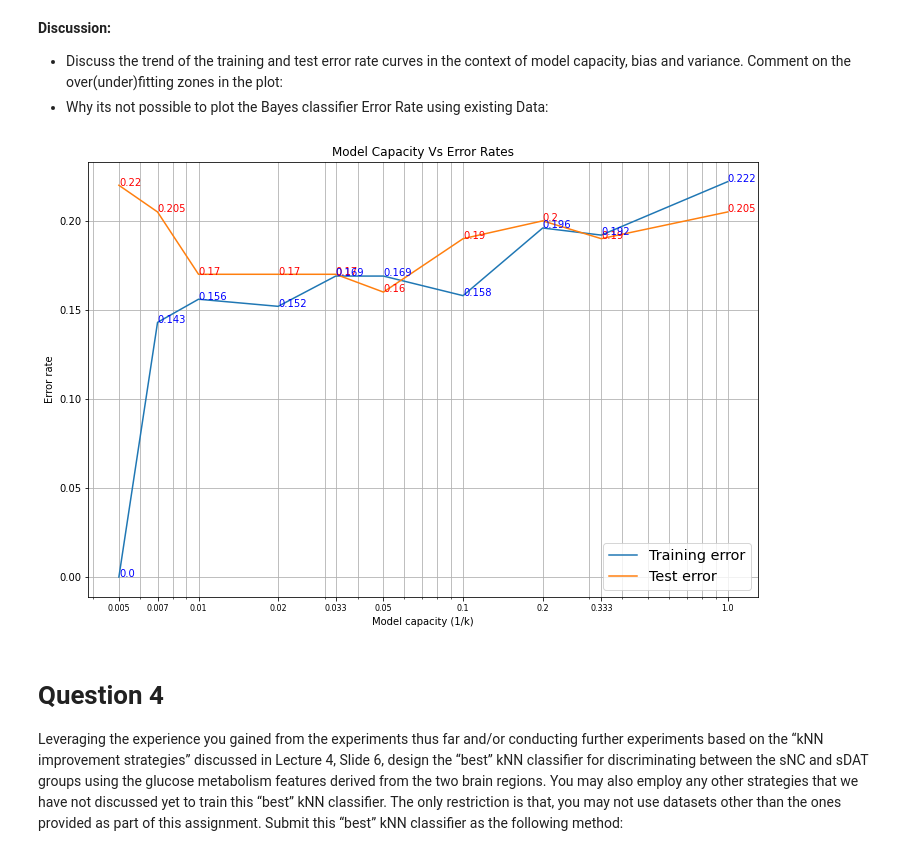
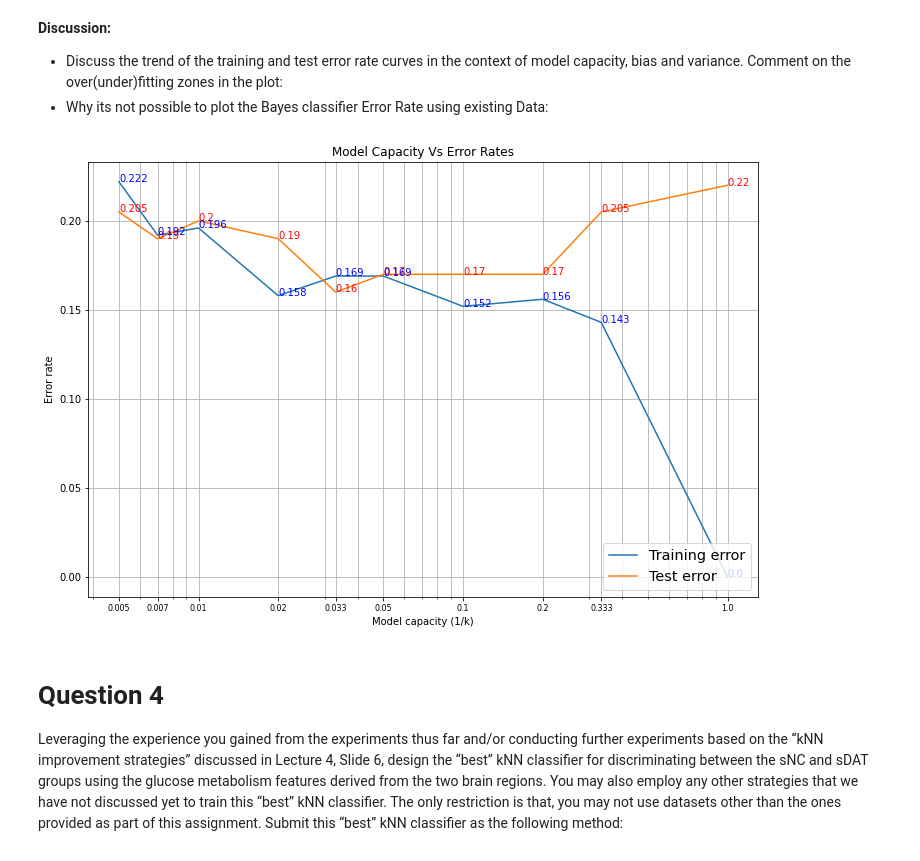
Before and after one commit to dev-nanthan/classifier-knn-diagnosis, a Jupyter notebook: MLA1_KNN.ipynb, the cells around one changed output. Drawn from its saved outputs; the diff is of its cells as text; code cells hidden in the pictures.

Commit message:
fixed bug in plot cap vs error rate

```diff
--- a/MLA1_KNN.ipynb
+++ b/MLA1_KNN.ipynb
@@ -381,36 +384,38 @@ inv_reciprocal_k = np.flip(reciprocal_k)
 
 # Round off every (1/K) values to 3 dec places
 inv_reciprocal_k = [round(x,3) for x in inv_reciprocal_k]
 
 #Create errors from previously stored results
 train_e_lst = []
 test_e_lst  = []
 for r in results:
   train_e_lst.append(round(r["train_error"],3))
   test_e_lst.append(round(r["test_error"],3))
 
-#print(train_e_lst)
-#print(test_e_lst)
+# Invert the Error Ratest to Match the order of (1/K) Values
+train_e_lst = np.flip(train_e_lst)
+test_e_lst = np.flip(test_e_lst)
+
 fig, ax = plt.subplots(figsize=(12,8))
 ax.semilogx(inv_reciprocal_k, train_e_lst, label='Training error')
 ax.semilogx(inv_reciprocal_k, test_e_lst, label='Test error')
 
 ax.set_title("Model Capacity Vs Error Rates")
 ax.set_xlabel('Model capacity (1/k)')
 ax.set_ylabel('Error rate')
 ax.set_xticks(inv_reciprocal_k, inv_reciprocal_k, size = 8)
 
 for i, j in zip(inv_reciprocal_k, test_e_lst):
     ax.text(i, j, str(j), c= 'red')
 
 for i, j in zip(inv_reciprocal_k, train_e_lst):
     ax.text(i, j, str(j), c= 'blue')
 
 ax.legend(loc='lower right', fontsize='x-large', fancybox=True)
 ax.grid(True, which="both")
 plt.show()
 # %% [output]
-[figure, old version]
+[figure, new version]
 # %% [markdown]
 # Question 4
 
```
Also changed, not shown: parts of 1 cell of this notebook.
